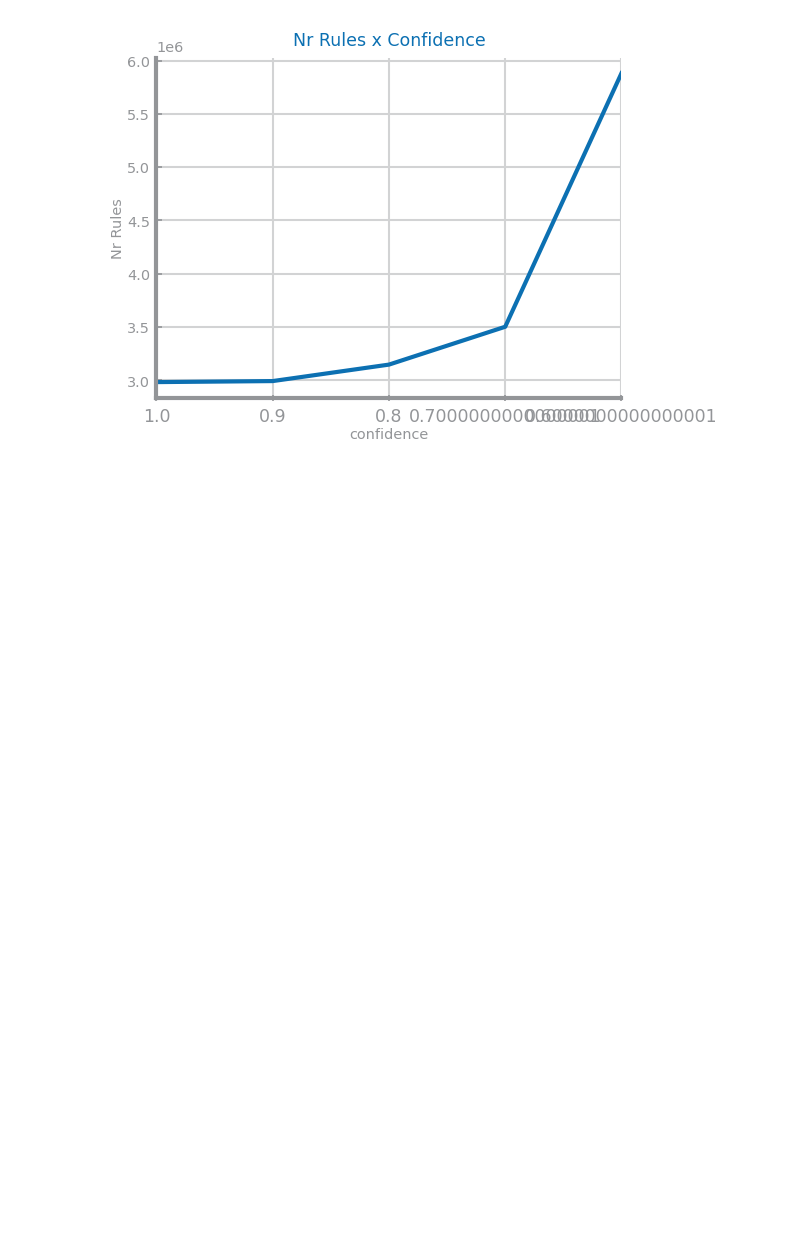
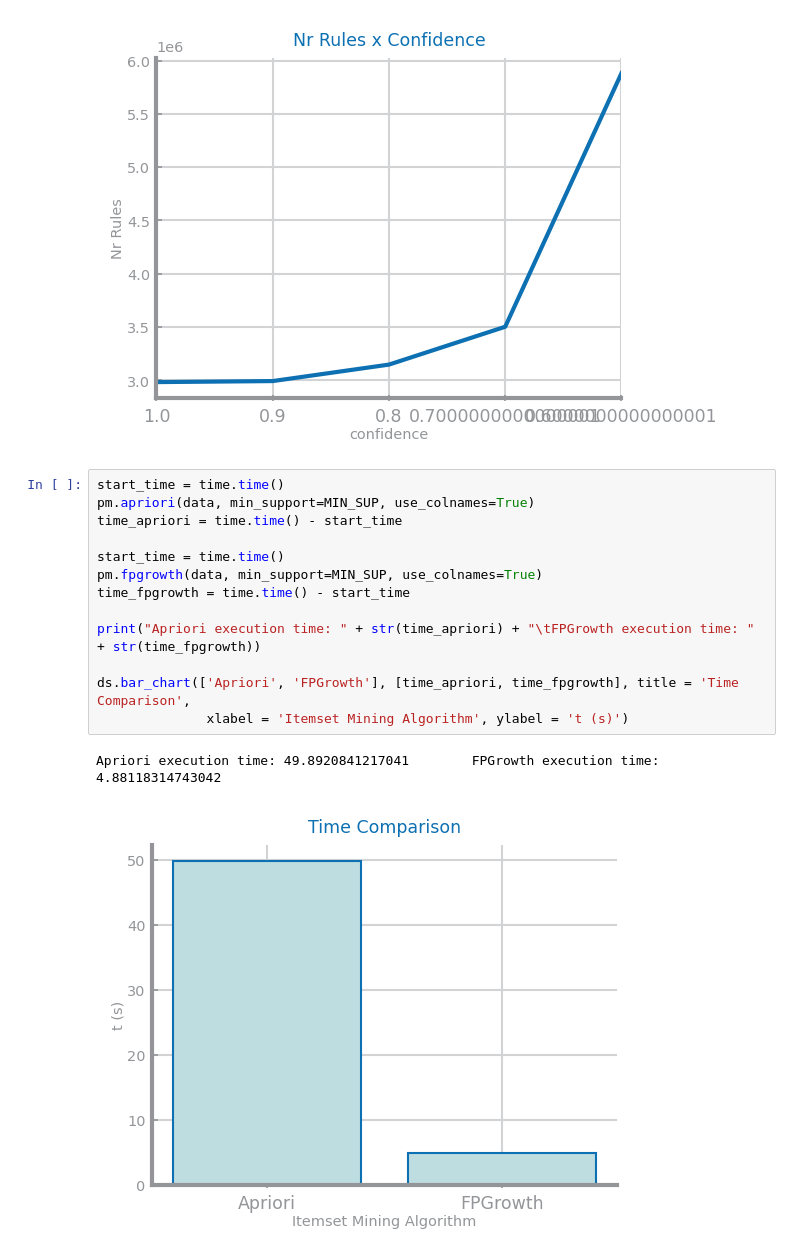
Before and after one commit to diogo-costa98/cdados, a Jupyter notebook: Pattern Mining/Lab8_heart_failure.ipynb, the cells around one changed output. Drawn from its saved outputs; the diff is of its cells as text; blank space fills up the shorter version.

```diff
--- a/Pattern Mining/Lab8_heart_failure.ipynb
+++ b/Pattern Mining/Lab8_heart_failure.ipynb
@@ -173,3 +174,19 @@ Analyse per confidence...
 [figure]
 [figure]
 [figure]
+# %%
+start_time = time.time()
+pm.apriori(data, min_support=MIN_SUP, use_colnames=True)
+time_apriori = time.time() - start_time
+
+start_time = time.time()
+pm.fpgrowth(data, min_support=MIN_SUP, use_colnames=True)
+time_fpgrowth = time.time() - start_time
+
+print("Apriori execution time: " + str(time_apriori) + "\tFPGrowth execution time: " + str(time_fpgrowth))
+
+ds.bar_chart(['Apriori', 'FPGrowth'], [time_apriori, time_fpgrowth], title = 'Time Comparison',
+              xlabel = 'Itemset Mining Algorithm', ylabel = 't (s)')
+# %% [output]
+Apriori execution time: 49.8920841217041        FPGrowth execution time: 4.88118314743042
+[figure, added]
```
Also changed, not shown: parts of 3 cells of this notebook, 3 other files.
